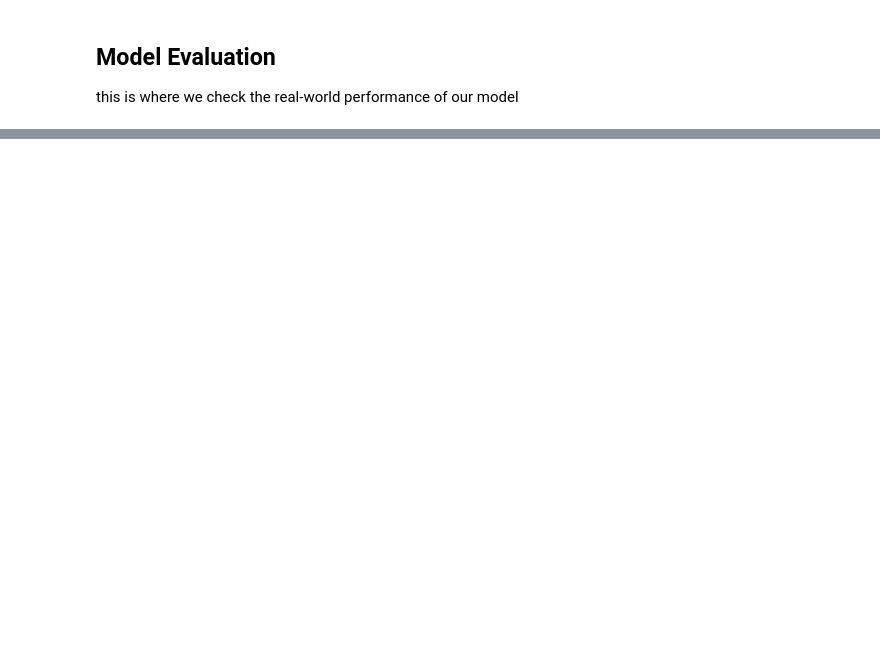
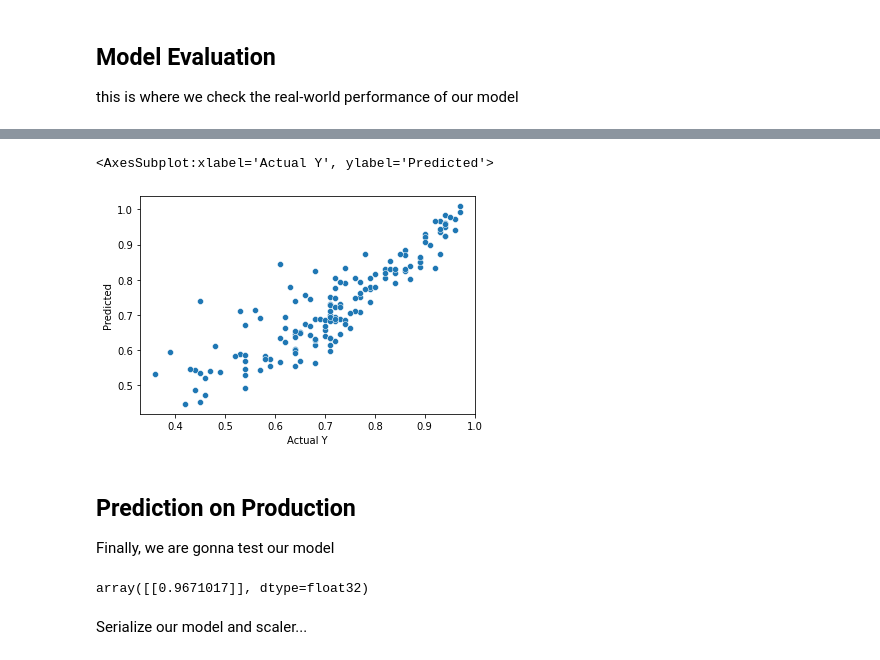
Before and after one commit to data-science-tsb/practice-tensorflow, a Jupyter notebook: tf2/01_Keras_Basics.ipynb, the cells around one changed output, grey strips where cells are left out. Drawn from its saved outputs; the diff is of its cells as text; code cells hidden in the pictures; blank space fills up the shorter version.

Commit message:
finally, we serialized and deserialized our model, just like what would probably happen in prod

```diff
--- a/tf2/01_Keras_Basics.ipynb
+++ b/tf2/01_Keras_Basics.ipynb
@@ -165,0 +164,8 @@ sns.scatterplot()
+# %%
+sns.scatterplot(x='Actual Y', y='Predicted', data=actual_vs_model)
+# %% [output]
+<AxesSubplot:xlabel='Actual Y', ylabel='Predicted'>
+[figure, added]
+# %% [markdown]
+## Prediction on Production
+Finally, we are gonna test our model
@@ -165,0 +177,6 @@ sns.scatterplot()
+# %%
+sample_change_of_admission
+# %% [output]
+array([[0.9671017]], dtype=float32)
+# %% [markdown]
+Serialize our model and scaler...
```
Also changed, not shown: parts of 13 cells of this notebook, 1 other file.
